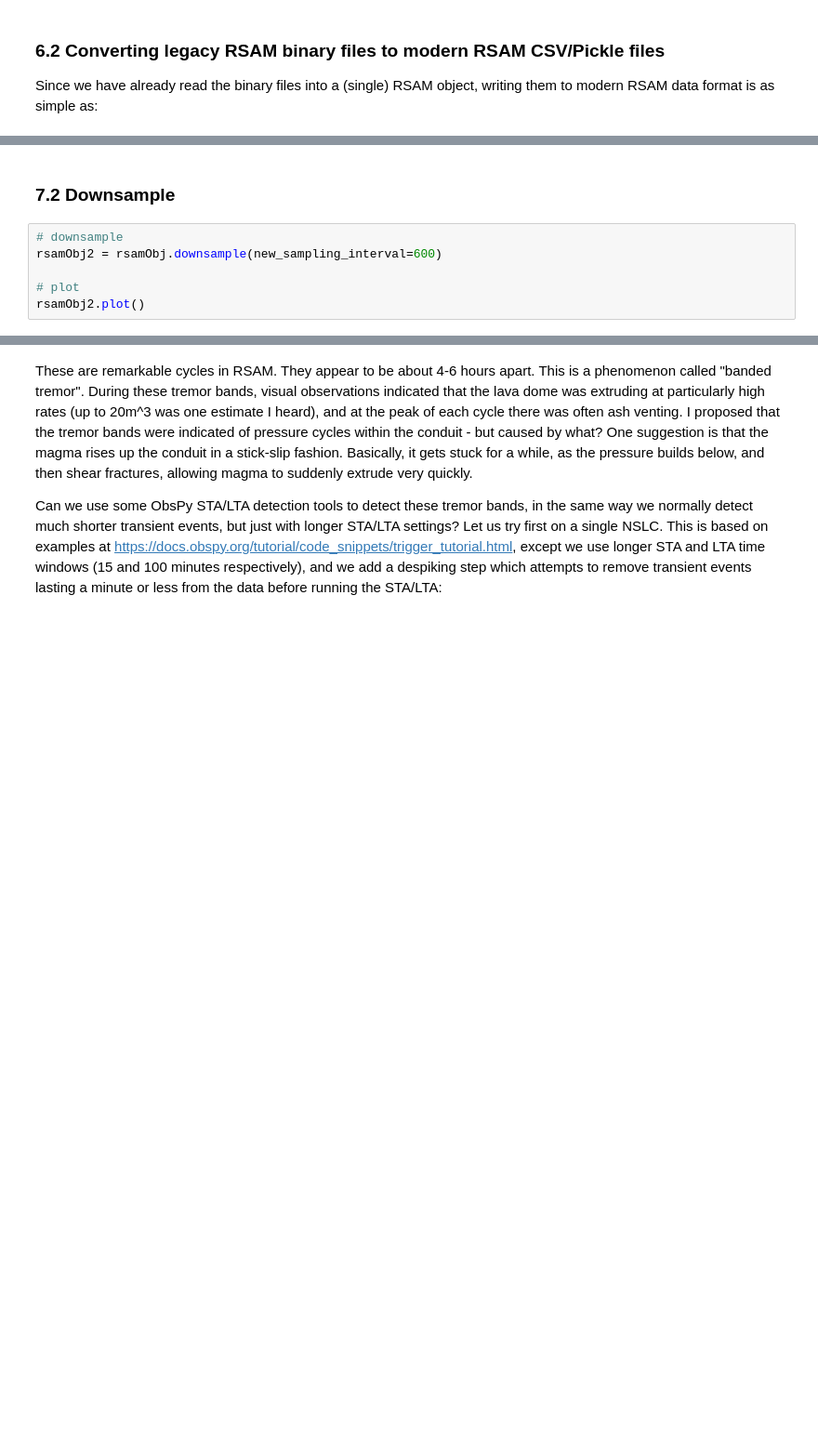
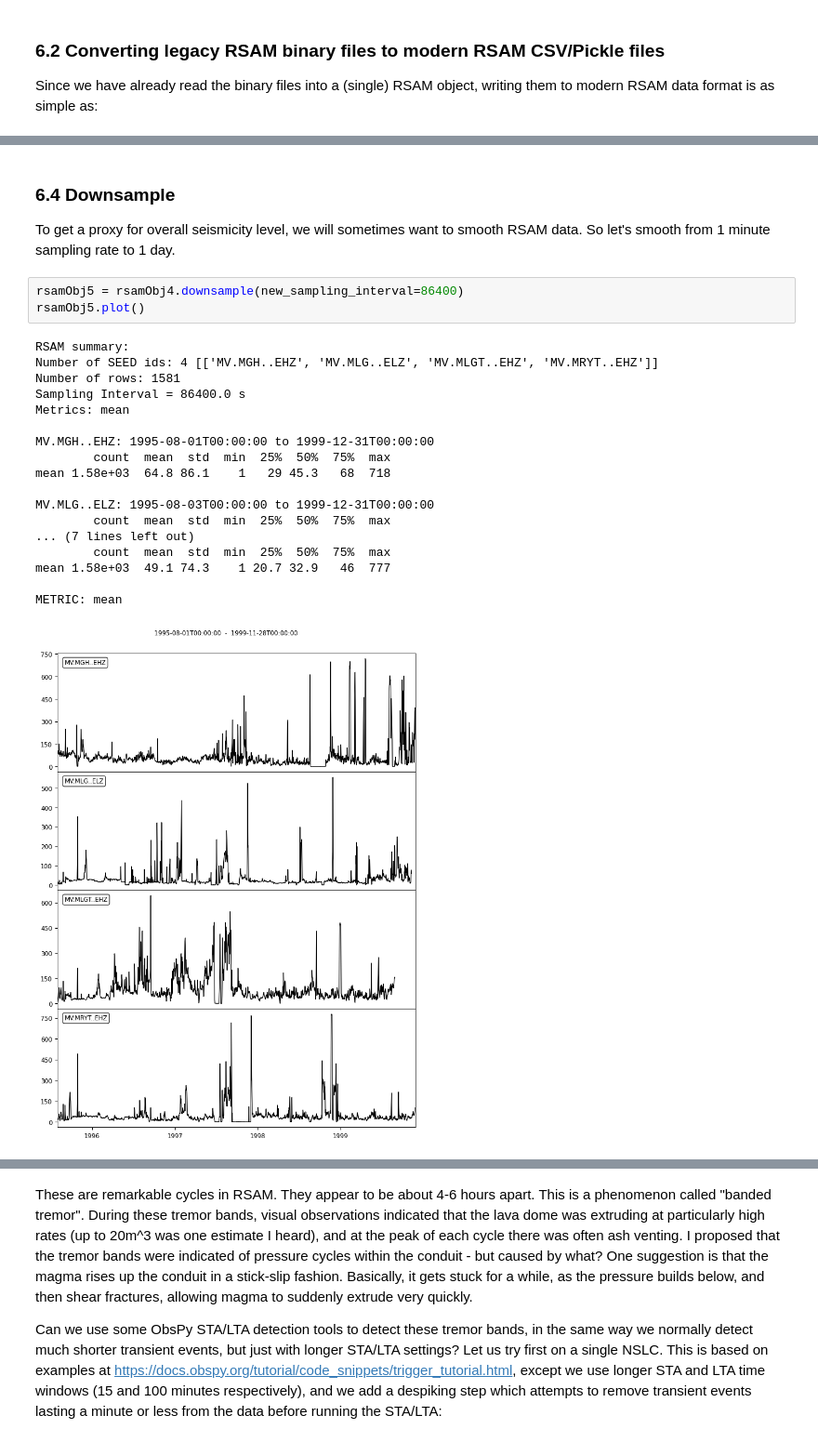
Before and after one commit to gthompson/CompSciS26, a Jupyter notebook: week10/101_RSAM.ipynb, the cells around one changed output, grey strips where cells are left out. Shown at 93% size. Cells and saved outputs as stored; diff of their text form; blank space fills up the shorter version.

```diff
--- a/week10/101_RSAM.ipynb
+++ b/week10/101_RSAM.ipynb
@@ -298,8 +486,26 @@ rsamObj.plot()
 # %% [markdown]
-### 7.2 Downsample
+### 6.4 Downsample
+
+To get a proxy for overall seismicity level, we will sometimes want to smooth RSAM data. So let's smooth from 1 minute sampling rate to 1 day.
 # %%
-# downsample
-rsamObj2 = rsamObj.downsample(new_sampling_interval=600)
-
-# plot
-rsamObj2.plot()
+rsamObj5 = rsamObj4.downsample(new_sampling_interval=86400)
+rsamObj5.plot()
+# %% [output]
+RSAM summary:
+Number of SEED ids: 4 [['MV.MGH..EHZ', 'MV.MLG..ELZ', 'MV.MLGT..EHZ', 'MV.MRYT..EHZ']]
+Number of rows: 1581
+Sampling Interval = 86400.0 s
+Metrics: mean
+
+MV.MGH..EHZ: 1995-08-01T00:00:00 to 1999-12-31T00:00:00
+        count  mean  std  min  25%  50%  75%  max
+mean 1.58e+03  64.8 86.1    1   29 45.3   68  718
+
+MV.MLG..ELZ: 1995-08-03T00:00:00 to 1999-12-31T00:00:00
+        count  mean  std  min  25%  50%  75%  max
+... (7 lines left out)
+        count  mean  std  min  25%  50%  75%  max
+mean 1.58e+03  49.1 74.3    1 20.7 32.9   46  777
+
+METRIC: mean
+[figure, added]
```
Also changed, not shown: parts of 38 cells of this notebook.
